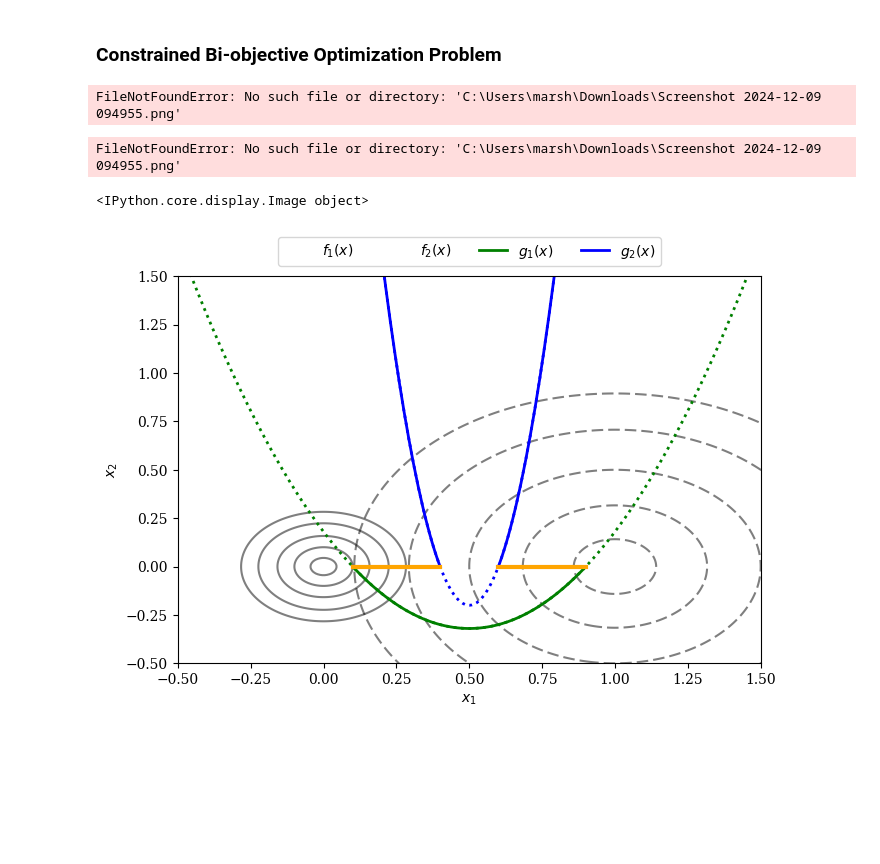
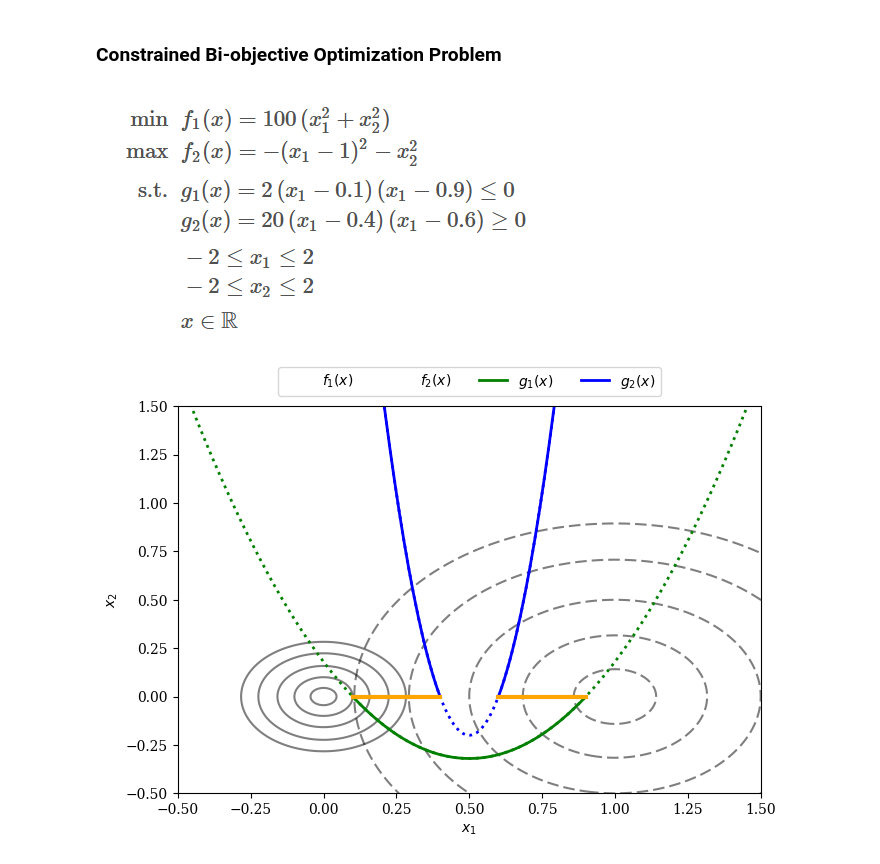
Before and after one commit to aditisinghxd/pymoo, a Jupyter notebook: Constrained Optimization.ipynb, the cells around one changed output. Saved outputs shown, nothing was run; the diff lists cells and outputs as text; code cells hidden in the pictures; blank space fills up the shorter version.

```diff
--- a/Constrained Optimization.ipynb
+++ b/Constrained Optimization.ipynb
@@ -4,11 +4,9 @@
 ### Constrained Bi-objective Optimization Problem
 # %%
 from IPython import display
-display.Image(r"C:\Users\marsh\Downloads\Screenshot 2024-12-09 094955.png")
+display.Image(r"C:\Users\marsh\Documents\repos\pymoo\img\Screenshot 2024-12-09 094955.png")
 # %% [output]
-FileNotFoundError: No such file or directory: 'C:\Users\marsh\Downloads\Screenshot 2024-12-09 094955.png'
-FileNotFoundError: No such file or directory: 'C:\Users\marsh\Downloads\Screenshot 2024-12-09 094955.png'
-<IPython.core.display.Image object>
+[figure, added]
 # %%
 import numpy as np
 
```
